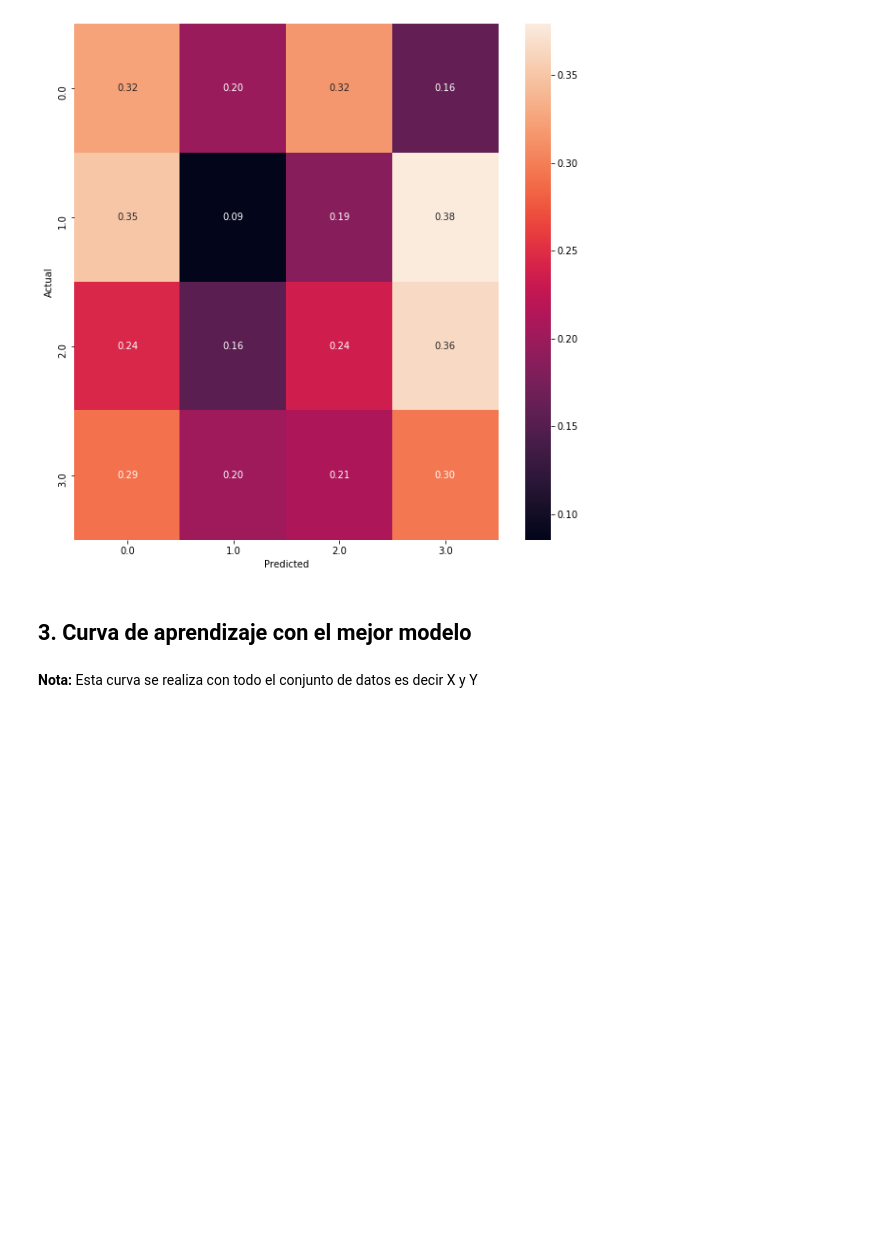
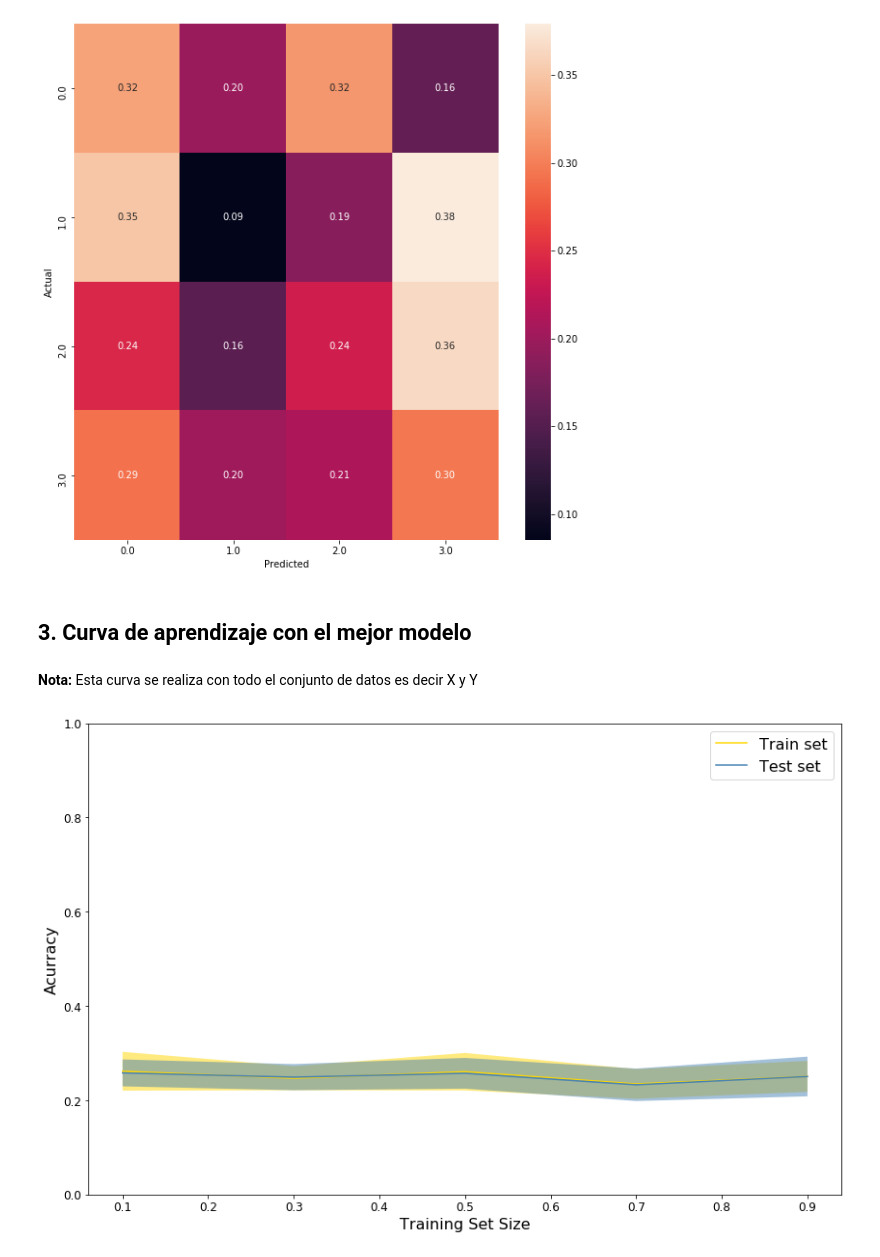
Before and after one commit to josearangos/Voice_Recognition, a Jupyter notebook: Pipe_Line_GMM_V_1.ipynb, the cells around one changed output. Saved outputs shown, nothing was run; the diff lists cells and outputs as text; code cells hidden in the pictures; blank space fills up the shorter version.

```diff
--- a/Pipe_Line_GMM_V_1.ipynb
+++ b/Pipe_Line_GMM_V_1.ipynb
@@ -187,14 +187,11 @@ def learning_curve(model,best_parameters,folds, X,Y,groups=groups, suptitle='',
     std_val=[]
 
     # create ten incremental training set sizes
-    #training_set_sizes = np.linspace(.1, .9, 5)
-    training_set_sizes = np.linspace(.1,.9)
+    training_set_sizes = np.linspace(.1,.9,5).tolist()
+    # for each one of those training set sizes
 
-    # for each one of those training set sizes
     for i in training_set_sizes:
-
         model_trained = build_model(model, best_parameters, folds, i, X,Y,groups)
-
         EfficiencyVal= model_trained.cv_results_['mean_test_Accuracy'][model_trained.best_index_]
         EfficiencyTrain=model_trained.cv_results_['mean_train_Accuracy'][model_trained.best_index_]
         stdTrain=model_trained.cv_results_['std_train_Accuracy'][model_trained.best_index_]
@@ -240,5 +237,6 @@ def learning_curve(model,best_parameters,folds, X,Y,groups=groups, suptitle='',
         if x >= 1000:
             return '{:1,.0f}'.format(x)
         return '{:1.0f}'.format(x)
-    df_split_params = pd.DataFrame(list(zip(training_set_sizes, train_score,val_score,std_train,std_val)),columns =['Train_Size', 'Params'])
+    data = {'Train_Size':training_set_sizes, 'mean_train_Accuracy':train_score,'mean_test_Accuracy':val_score,'std_train_Accuracy':std_train,'std_test_Accuracy':std_val}
+    df_split_params = pd.DataFrame(data)
     return df_split_params
@@ -249,3 +243,8 @@ df_split_params
+# %%
+best_params_GMM = {"covariance_type": ["diag"], "n_components": [4]}
+df_split_params =learning_curve(model=GMM,best_parameters=best_params_GMM,folds=10, X=X,Y=Y,groups=groups)
+# %% [output]
+[figure, added]
 # %%
 df_split_params
 # %% [output]
```
Also changed, not shown: parts of 2 cells of this notebook, 1 other file.
